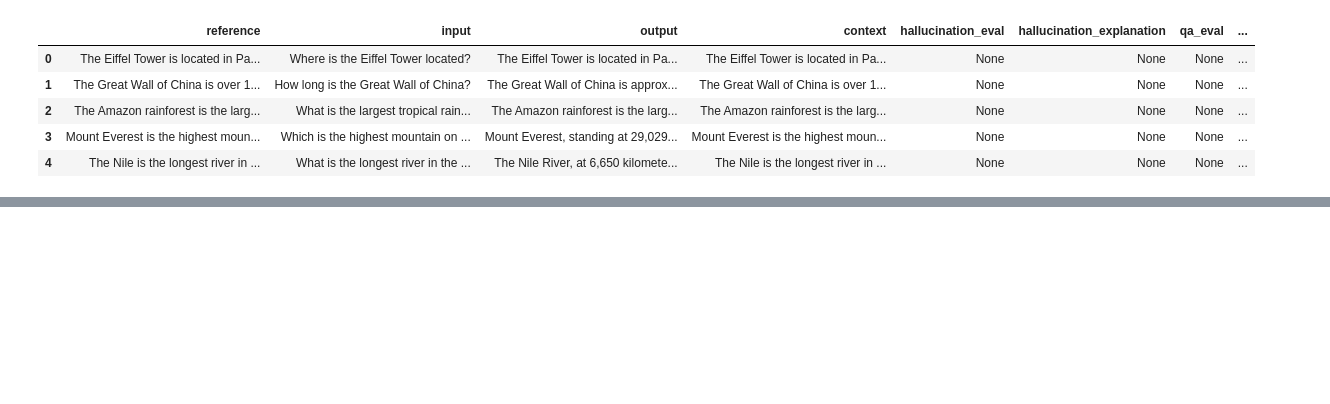
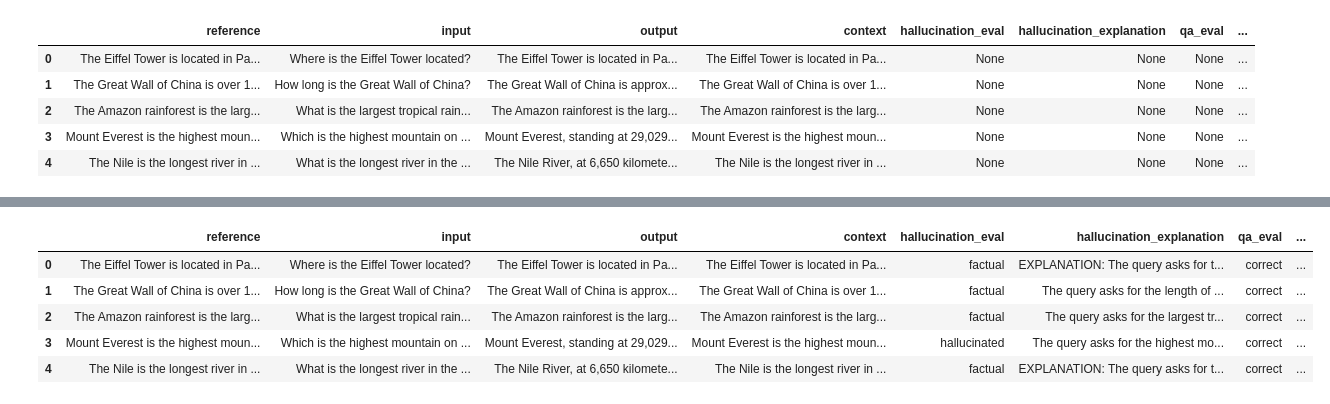
Before and after one commit to DLLL-RAG/practice-phoenix-202503, a Jupyter notebook: work/2.evals.ipynb, the cells around one changed output, grey strips where cells are left out. Drawn from its saved outputs; the diff is of its cells as text; code cells hidden in the pictures; blank space fills up the shorter version.

```diff
--- a/work/2.evals.ipynb
+++ b/work/2.evals.ipynb
@@ -162,3 +162,86 @@ results_df.head()
 | 2 | The Amazon rainforest is the larg... | What is the largest tropical rain... | The Amazon rainforest is the larg... | The Amazon rainforest is the larg... | None | None | None | ... |
 | 3 | Mount Everest is the highest moun... | Which is the highest mountain on ... | Mount Everest, standing at 29,029... | Mount Everest is the highest moun... | None | None | None | ... |
 | 4 | The Nile is the longest river in ... | What is the longest river in the ... | The Nile River, at 6,650 kilomete... | The Nile is the longest river in ... | None | None | None | ... |
+# %%
+import nest_asyncio
+import openai
+import os
+
+from phoenix.evals import (
+    HallucinationEvaluator,
+    OpenAIModel,
+    QAEvaluator,
+    SummarizationEvaluator,
+    RelevanceEvaluator,
+    run_evals
+)
+
+# 嘗試引入 FactualityEvaluator，若不可用則設為 None
+try:
+    from phoenix.evals import FactualityEvaluator
+except ImportError:
+    print("FactualityEvaluator 不存在，將跳過此評估器。")
+    FactualityEvaluator = None
+
+nest_asyncio.apply()  # Notebook環境中需要處理非同步操作
+
+# 建立 OpenAI 模型實例
+eval_model = OpenAIModel(
+    model="o1",
+    api_key=os.getenv("OPENAI_API_KEY"),
+    base_url=os.getenv("OPENAI_API_BASE")
+)
+
+# 定義評估器
+hallucination_evaluator = HallucinationEvaluator(eval_model)
+qa_evaluator = QAEvaluator(eval_model)
+summarization_evaluator = SummarizationEvaluator(eval_model)
+if FactualityEvaluator is not None:
+    factuality_evaluator = FactualityEvaluator(eval_model)
+relevance_evaluator = RelevanceEvaluator(eval_model)
+
+# 調整 DataFrame 格式：將 reference 欄位複製為 context，並將 query 與 response 分別改名為 input 與 output
+df["context"] = df["reference"]
+df.rename(columns={"query": "input", "response": "output"}, inplace=True)
+assert all(column in df.columns for column in ["output", "input", "context", "reference"])
+
+# 準備評估器列表：若 FactualityEvaluator 可用，則加入它
+evaluators = [
+    hallucination_evaluator,
+    qa_evaluator,
+    summarization_evaluator,
+]
+if FactualityEvaluator is not None:
+    evaluators.append(factuality_evaluator)
+evaluators.append(relevance_evaluator)
+
+# 執行評估，回傳的 DataFrame 順序與評估器列表順序一致
+results = run_evals(
+    dataframe=df,
+    evaluators=evaluators,
+    provide_explanation=True
+)
+
+# 根據 FactualityEvaluator 是否可用，解包回傳的結果
+if FactualityEvaluator is not None:
+    hallucination_eval_df, qa_eval_df, summarization_eval_df, factuality_eval_df, relevance_eval_df = results
+else:
+    hallucination_eval_df, qa_eval_df, summarization_eval_df, relevance_eval_df = results
+
+# 整理結果 DataFrame，加入各評估器的結果
+results_df = df.copy()
+results_df["hallucination_eval"] = hallucination_eval_df["label"]
+results_df["hallucination_explanation"] = hallucination_eval_df["explanation"]
+results_df["qa_eval"] = qa_eval_df["label"]
+results_df["qa_explanation"] = qa_eval_df["explanation"]
+results_df["summarization_eval"] = summarization_eval_df["label"]
+results_df["summarization_explanation"] = summarization_eval_df["explanation"]
+if FactualityEvaluator is not None:
+    results_df["factuality_eval"] = factuality_eval_df["label"]
+    results_df["factuality_explanation"] = factuality_eval_df["explanation"]
+results_df["relevance_eval"] = relevance_eval_df["label"]
+results_df["relevance_explanation"] = relevance_eval_df["explanation"]
+
+# 顯示前 5 筆資料
+results_df.head()
+# %% [output]
@@ -164,0 +254,6 @@ results_df.head()
+|  | reference | input | output | context | hallucination_eval | hallucination_explanation | qa_eval | ... |
+| 0 | The Eiffel Tower is located in Pa... | Where is the Eiffel Tower located? | The Eiffel Tower is located in Pa... | The Eiffel Tower is located in Pa... | factual | EXPLANATION: The query asks for t... | correct | ... |
+| 1 | The Great Wall of China is over 1... | How long is the Great Wall of China? | The Great Wall of China is approx... | The Great Wall of China is over 1... | factual | The query asks for the length of ... | correct | ... |
+| 2 | The Amazon rainforest is the larg... | What is the largest tropical rain... | The Amazon rainforest is the larg... | The Amazon rainforest is the larg... | factual | The query asks for the largest tr... | correct | ... |
+| 3 | Mount Everest is the highest moun... | Which is the highest mountain on ... | Mount Everest, standing at 29,029... | Mount Everest is the highest moun... | hallucinated | The query asks for the highest mo... | correct | ... |
+| 4 | The Nile is the longest river in ... | What is the longest river in the ... | The Nile River, at 6,650 kilomete... | The Nile is the longest river in ... | factual | EXPLANATION: The query asks for t... | correct | ... |
```
Also changed, not shown: parts of 2 cells of this notebook, 4 other files.
